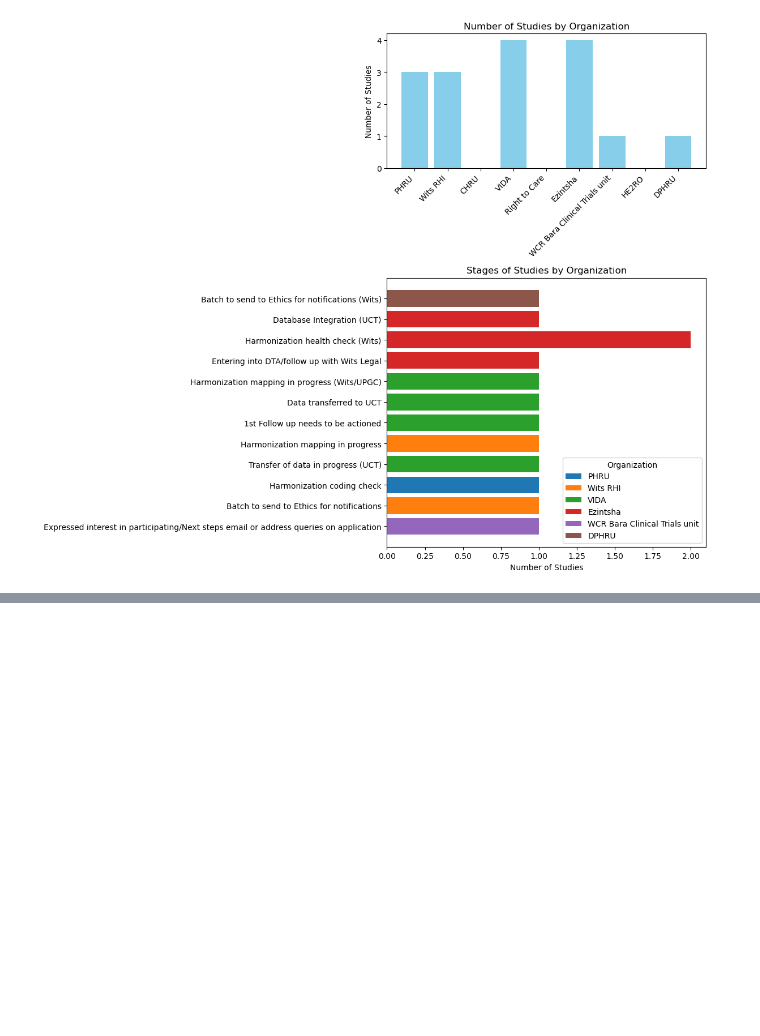
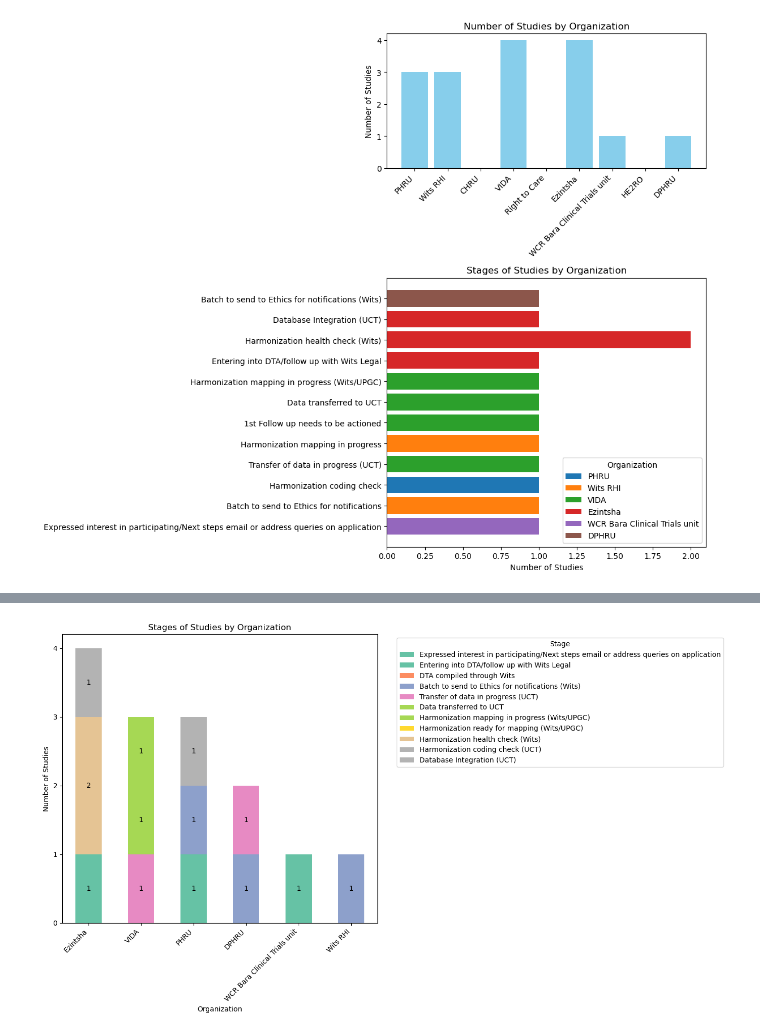
Before and after one commit to Logic06183/Heat_Project-1, a Jupyter notebook: RP2_partners.ipynb, the cells around one changed output, grey strips where cells are left out. Cells and saved outputs as stored; diff of their text form; code cells hidden in the pictures; blank space fills up the shorter version.

```diff
--- a/RP2_partners.ipynb
+++ b/RP2_partners.ipynb
@@ -436,0 +438,100 @@ plt.show()
+# %%
+import pandas as pd
+import matplotlib.pyplot as plt
+
+# Updated stages based on the provided image
+stage_order = [
+    "Expressed interest in participating/Next steps email or address queries on application",
+    "Entering into DTA/follow up with Wits Legal",
+    "DTA compiled through Wits",
+    "Batch to send to Ethics for notifications (Wits)",
+    "Transfer of data in progress (UCT)",
+    "Data transferred to UCT",
+    "Harmonization mapping in progress (Wits/UPGC)",
+    "Harmonization ready for mapping (Wits/UPGC)",
+    "Harmonization health check (Wits)",
+    "Harmonization coding check (UCT)",
+    "Database Integration (UCT)",
+]
+
+# Sample data preparation
+stages_data = {
+    'PHRU': {'Expressed interest in participating/Next steps email or address queries on application': 1,
+             'Batch to send to Ethics for notifications (Wits)': 1,
+             'Harmonization coding check (UCT)': 1},
+    'Wits RHI': {'Batch to send to Ethics for notifications (Wits)': 1,},
+    'VIDA': {'1st Follow up needs to be actioned': 1,
+             'Transfer of data in progress (UCT)': 1,
+             'Data transferred to UCT': 1,
+             'Harmonization mapping in progress (Wits/UPGC)': 1},
+    'Ezintsha': {'Entering into DTA/follow up with Wits Legal': 1,
+                 'Harmonization health check (Wits)': 2,
+                 'Database Integration (UCT)': 1},
+    'WCR Bara Clinical Trials unit': {'Expressed interest in participating/Next steps email or address queries on application': 1},
+    'DPHRU': {'Batch to send to Ethics for notifications (Wits)': 1,
+              'Transfer of data in progress (UCT)': 1},
+    'CHRU': {},
+    'HE2RO': {},
+    'Right to Care': {}
+}
+
+# Prepare data for the stacked bar graph
+data_list = []
+for org, stage_dict in stages_data.items():
+    for stage, count in stage_dict.items():
+        data_list.append([org, stage, count])
+
+df = pd.DataFrame(data_list, columns=['Organization', 'Stage', 'Count'])
+
+# Ensure all stages are in the DataFrame, even if some have no counts
+missing_stages = [{'Organization': '', 'Stage': stage, 'Count': 0} for stage in stage_order if stage not in df['Stage'].values]
+df = pd.concat([df, pd.DataFrame(missing_stages)], ignore_index=True)
+
+# Ensure all organizations are included
+for org in stages_data.keys():
+    if org not in df['Organization'].values:
+        df = pd.concat([df, pd.DataFrame([{'Organization': org, 'Stage': '', 'Count': 0}])], ignore_index=True)
+
+# Sum the total studies per organization for ordering
+total_studies = df.groupby('Organization')['Count'].sum().reset_index()
+total_studies = total_studies.sort_values(by='Count', ascending=False)
+
+# Filter out organizations with zero studies
+total_studies = total_studies[total_studies['Count'] > 0]
+
+# Sort the DataFrame by the total studies
+df['Organization'] = pd.Categorical(df['Organization'], categories=total_studies['Organization'], ordered=True)
+df = df.sort_values('Organization')
+
+# Group by organization and stage to ensure uniqueness
+df = df.groupby(['Organization', 'Stage'], as_index=False).sum()
+
+# Pivot the DataFrame for easier plotting with stacked bars
+df_pivot = df.pivot(index='Organization', columns='Stage', values='Count').fillna(0)
+df_pivot = df_pivot[stage_order]  # Reorder columns
+
+# Plotting with stacked bars and customized y-axis labels to show only whole numbers, including labels on the number of studies in each stack
+ax = df_pivot.plot(kind='bar', stacked=True, figsize=(14, 8), colormap='Set2')
+
+# Customize y-axis labels to be whole numbers only
+ax.yaxis.set_major_locator(plt.MaxNLocator(integer=True))
+
+# Add labels on the number of studies in each stack
+for p in ax.patches:
+    width = p.get_width()
+    height = p.get_height()
+    x, y = p.get_xy()
+    if height > 0:  # Only add labels for non-zero values
+        ax.text(x + width / 2, y + height / 2, f'{int(height)}', ha='center', va='center')
+
+ax.set_title('Stages of Studies by Organization')
+ax.set_xlabel('Organization')
+ax.set_ylabel('Number of Studies')
+ax.legend(title='Stage', bbox_to_anchor=(1.05, 1), loc='upper left')
+plt.xticks(rotation=45, ha='right')
+plt.tight_layout()
+
+# Display the plot
+plt.show()
+# %% [output]
+[figure, added]
```
Also changed, not shown: parts of 5 cells of this notebook, 1 other file.
